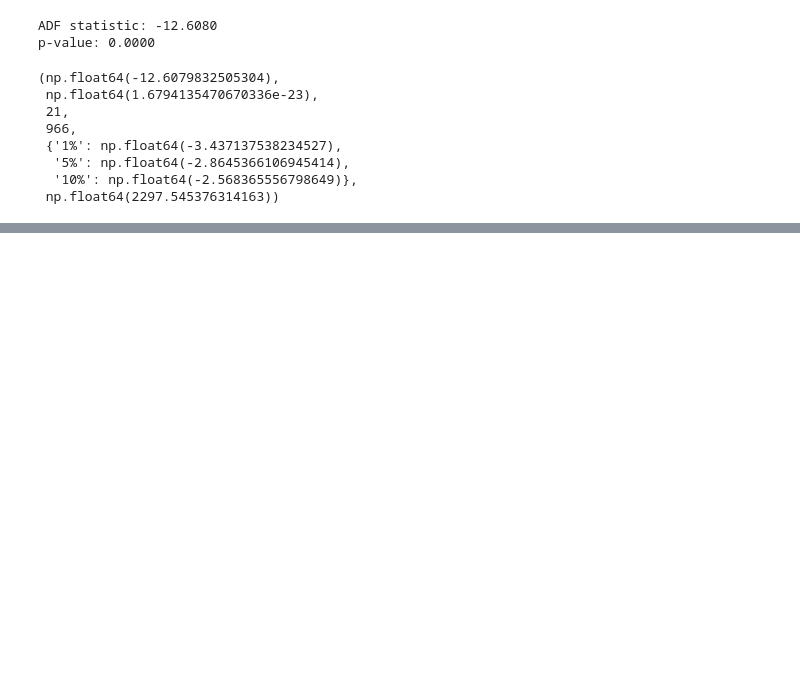
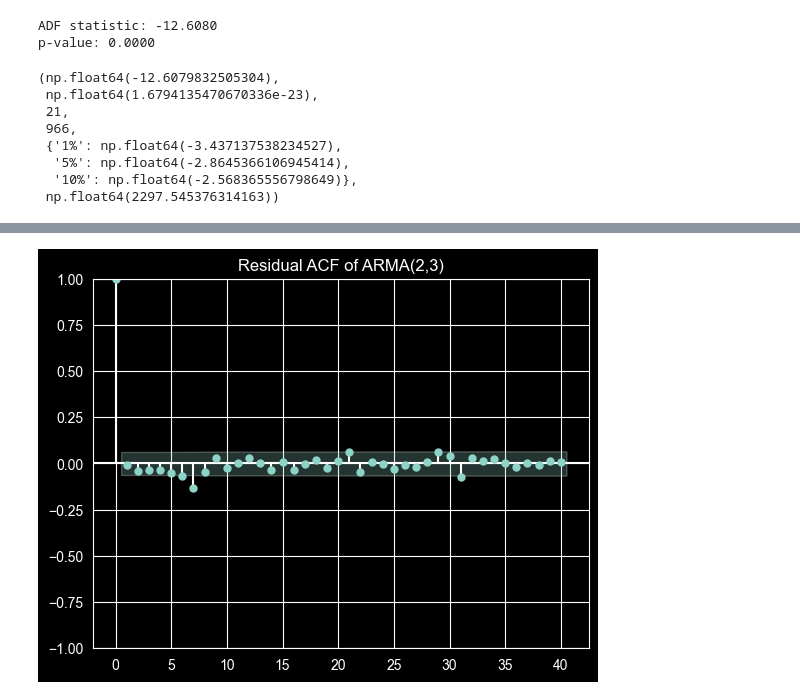
Before and after one commit to cyriaque04/timeseries-arma-sarima-forecast, a Jupyter notebook: 02_stationnarisation_estimation_modelisation.ipynb, the cells around one changed output, grey strips where cells are left out. Saved outputs shown, nothing was run; the diff lists cells and outputs as text; code cells hidden in the pictures; blank space fills up the shorter version.

Commit message:
EDA + ARMA more or less finished

```diff
--- a/02_stationnarisation_estimation_modelisation.ipynb
+++ b/02_stationnarisation_estimation_modelisation.ipynb
@@ -164,0 +283,3 @@ Here the p-value is lower than 0.05 so we can reject H0. Hence the series is lik
+# %%
+model_ARMA_2_3 = ARIMA(df["Yt"].dropna(), order=(2, 0, 3)).fit()
+print(model_ARMA_2_3.summary())
@@ -164,0 +304,8 @@ Here the p-value is lower than 0.05 so we can reject H0. Hence the series is lik
+# %%
+residuals_ARMA_2_3 = model_ARMA_2_3.resid
+
+plot_acf(residuals_ARMA_2_3, lags=40)
+plt.title("Residual ACF of ARMA(2,3)")
+plt.show()
+# %% [output]
+[figure, added]
```
Also changed, not shown: parts of 28 cells of this notebook, 1 other file.
